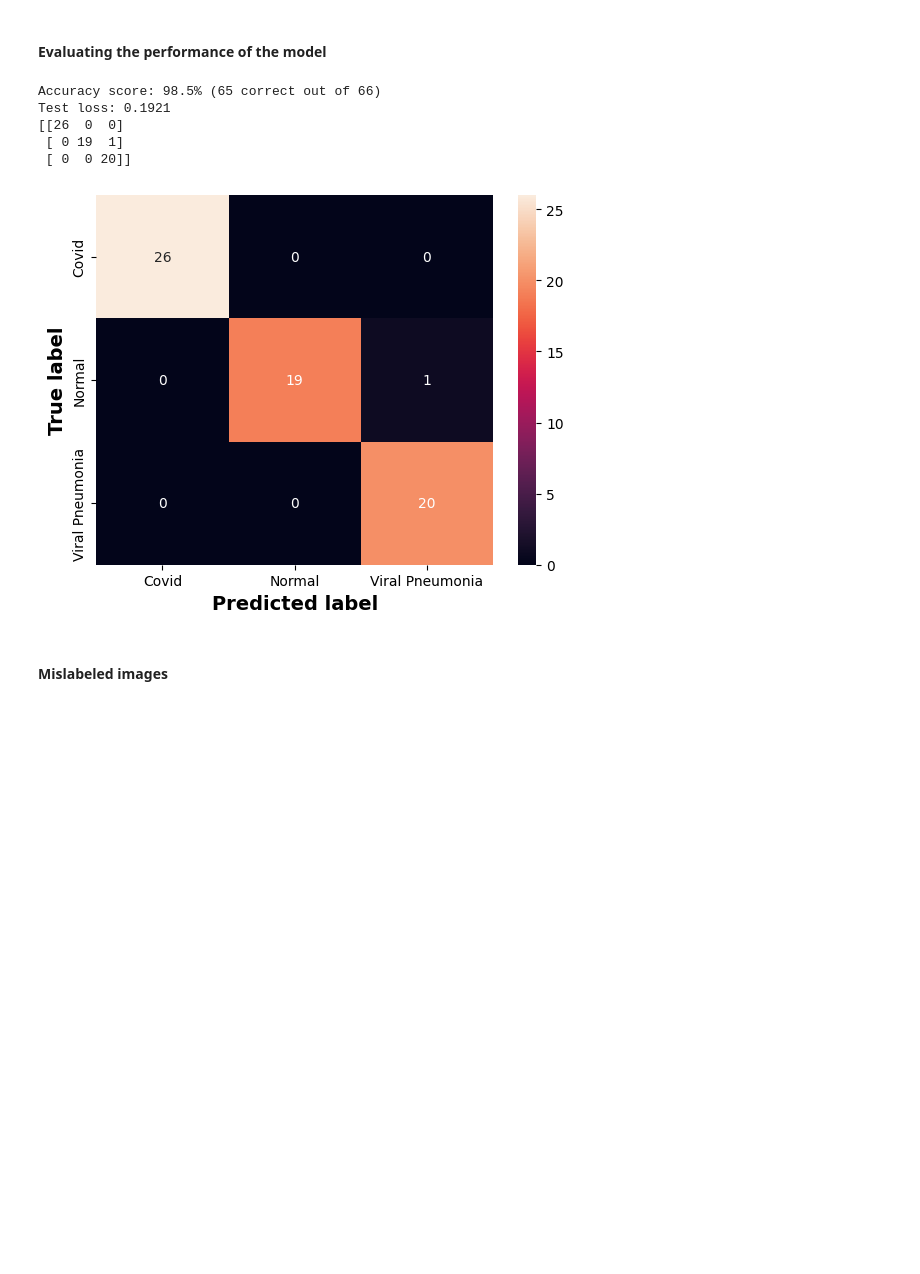
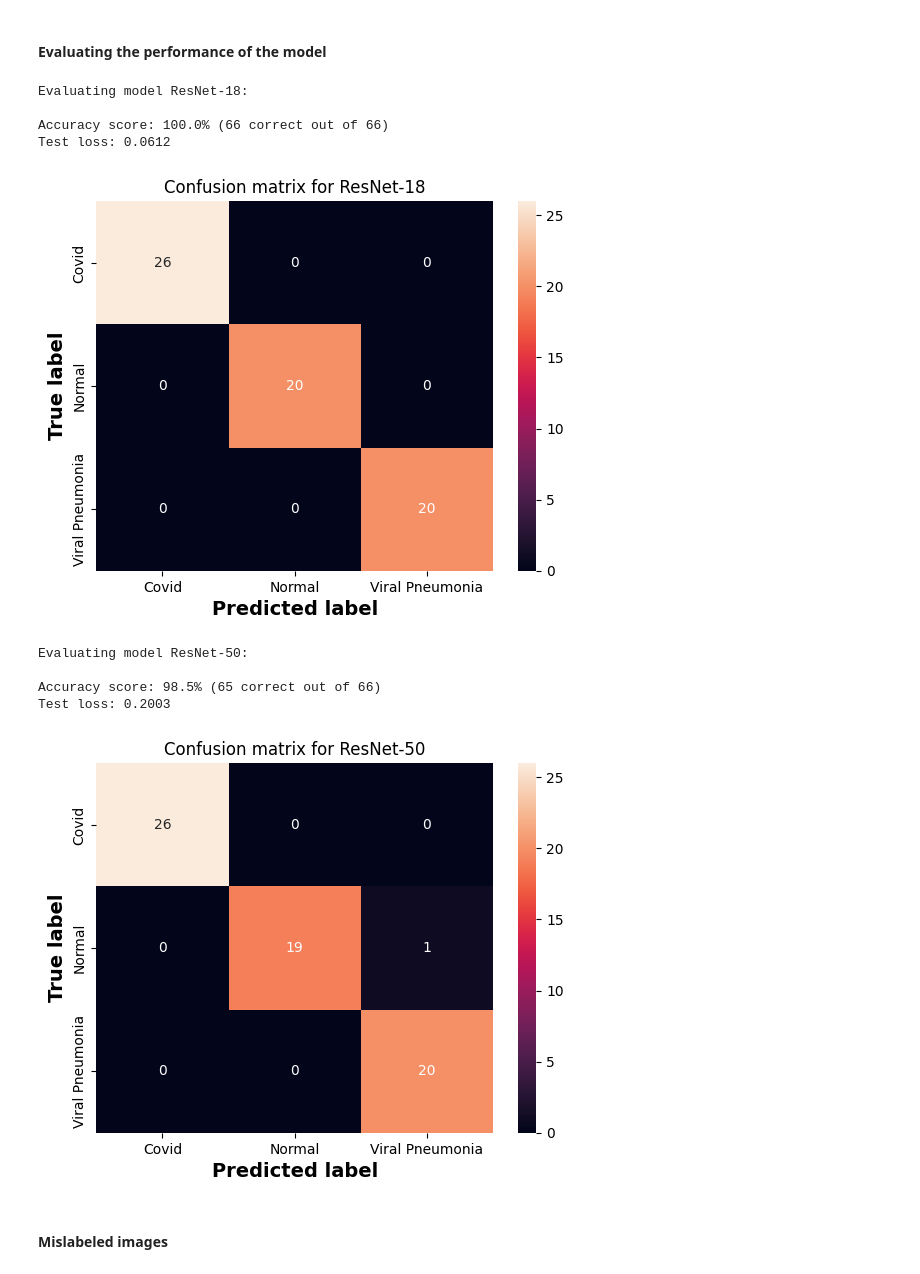
Before and after one commit to viktorparipas92/M7016H-ai-healthcare, a Jupyter notebook: project.ipynb, the cells around one changed output. Saved outputs shown, nothing was run; the diff lists cells and outputs as text; code cells hidden in the pictures; blank space fills up the shorter version.

Commit message:
Train and evaluate multiple models

```diff
--- a/project.ipynb
+++ b/project.ipynb
@@ -353,16 +367,19 @@ fine_tuned_model.load_state_dict(best_ft_model_state)
 #### Loading best model
 # %%
 import torch
-from torch import nn
-from torchvision import models
 
-best_ft_model_state = torch.load('best_model.pth')
-fine_tuned_model = models.resnet50(weights=models.ResNet50_Weights.DEFAULT)
+
 # replace the last layer with one with 3 output features
 fine_tuned_model.fc = nn.Linear(fine_tuned_model.fc.in_features, 3)
-fine_tuned_model.load_state_dict(best_ft_model_state)
 
 criterion_ft = nn.CrossEntropyLoss()
+
+best_models = {}
+for model_name, model in models_to_fine_tune.items():
+    best_model_filename = f'best-model-{model_name}.pth'
+    best_model_state = torch.load(best_model_filename)
+    model.load_state_dict(best_model_state)
+    best_models[model_name] = model
 # %% [markdown]
 #### Plotting losses
 # %%
@@ -377,32 +396,37 @@ plot_loss(
 # %% [markdown]
 #### Evaluating the performance of the model
 # %%
-_, _, y_true, y_predicted = test_model(
-    fine_tuned_model,
-    criterion_ft,
-    test_loader,
-)
-confusion_matrix_ = confusion_matrix(y_true, y_predicted)
-print(confusion_matrix_)
+for model_name, model in best_models.items():
+    print(f'\nEvaluating model {model_name}:')
+
+    _, _, y_true, y_predicted = test_model(
+        model,
+        criterion_ft,
+        test_loader,
+    )
+    confusion_matrix_ = confusion_matrix(y_true, y_predicted)
+    confusion_matrix_dataframe = pd.DataFrame(
+        confusion_matrix_,
+        index=classes,
+        columns=classes,
+    )
+
+    heatmap = sns.heatmap(confusion_matrix_dataframe, annot=True)
+    plt.ylabel('True label', fontsize=14, fontweight='bold')
+    plt.xlabel('Predicted label', fontsize=14, fontweight='bold')
+    plt.title(f'Confusion matrix for {model_name}')
+    plt.show()
 # %% [output]
-Accuracy score: 98.5% (65 correct out of 66)
-Test loss: 0.1921
-[[26  0  0]
- [ 0 19  1]
- [ 0  0 20]]
+Evaluating model ResNet-18:
+
+Accuracy score: 100.0% (66 correct out of 66)
+Test loss: 0.0612
+[figure, added]
+Evaluating model ResNet-50:
+
+Accuracy score: 98.5% (65 correct out of 66)
+Test loss: 0.2003
+[figure, added]
-# %%
-confusion_matrix_dataframe = pd.DataFrame(
-    confusion_matrix_,
-    index=classes,
-    columns=classes,
-)
-
-heatmap = sns.heatmap(confusion_matrix_dataframe, annot=True)
-plt.ylabel('True label', fontsize=14, fontweight='bold')
-plt.xlabel('Predicted label', fontsize=14, fontweight='bold')
-plt.show()
-# %% [output]
-[figure, removed]
 # %% [markdown]
 #### Mislabeled images
 # %%
```
Also changed, not shown: parts of 3 cells of this notebook, 1 other file.
